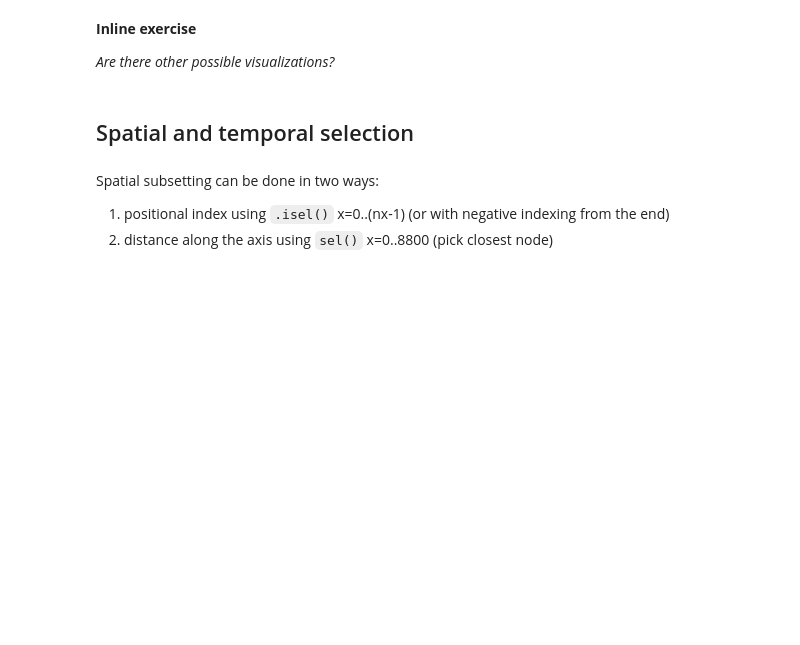
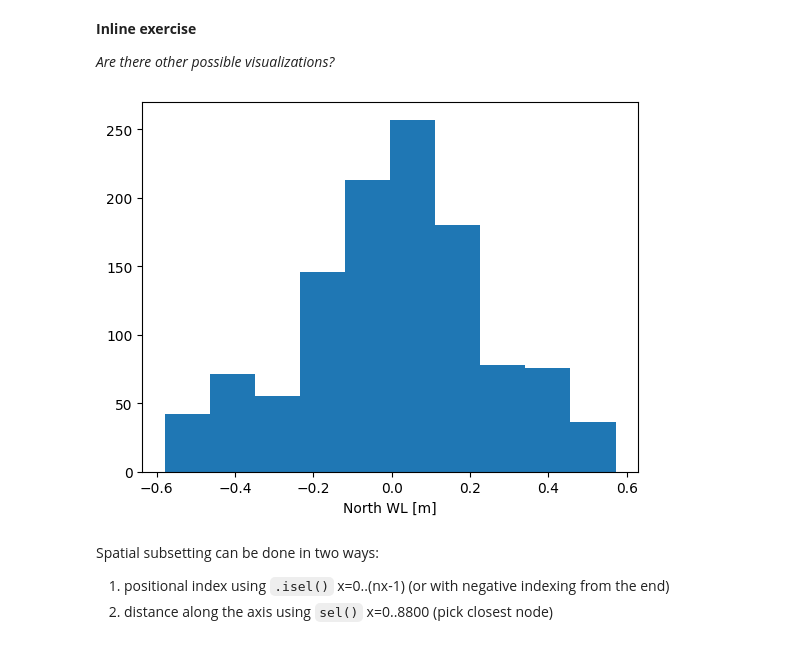
Before and after one commit to saraaccornero/final_assignment_group_6, a Jupyter notebook: module_2/dfs1.ipynb, the cells around one changed output. Saved outputs shown, nothing was run; the diff lists cells and outputs as text; code cells hidden in the pictures; blank space fills up the shorter version.

```diff
--- a/module_2/dfs1.ipynb
+++ b/module_2/dfs1.ipynb
@@ -54,8 +64,11 @@ da.plot.timeseries();
 **Inline exercise**
 
 *Are there other possible visualizations?*
-# %% [markdown]
-## Spatial and temporal selection
+# %%
+# bar plot
+da.plot.hist();
+# %% [output]
+[figure, added]
 # %% [markdown]
 Spatial subsetting can be done in two ways:
 1. positional index using `.isel()` x=0..(nx-1) (or with negative indexing from the end)
```
Also changed, not shown: parts of 11 cells of this notebook, 3 other files.
